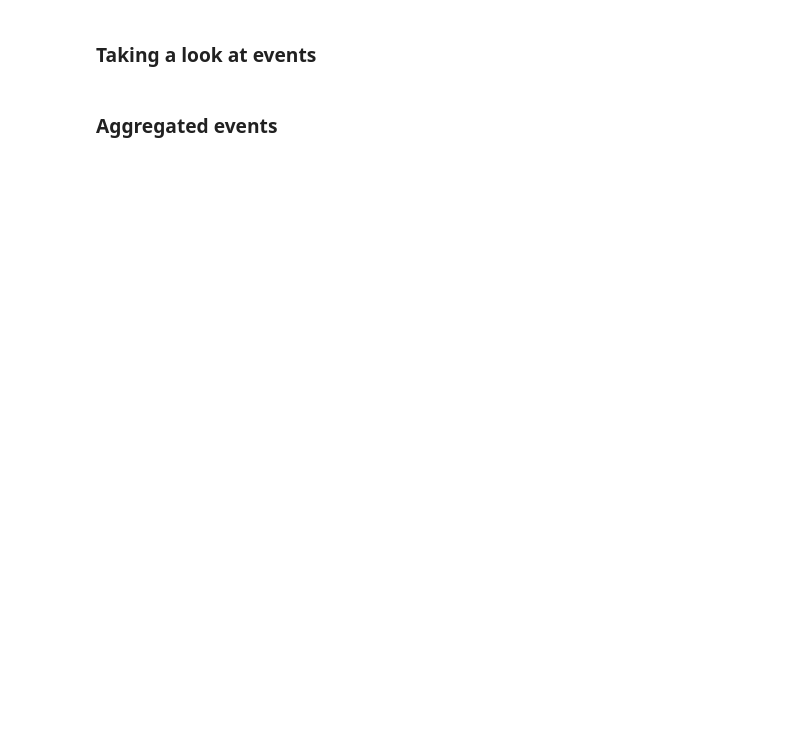
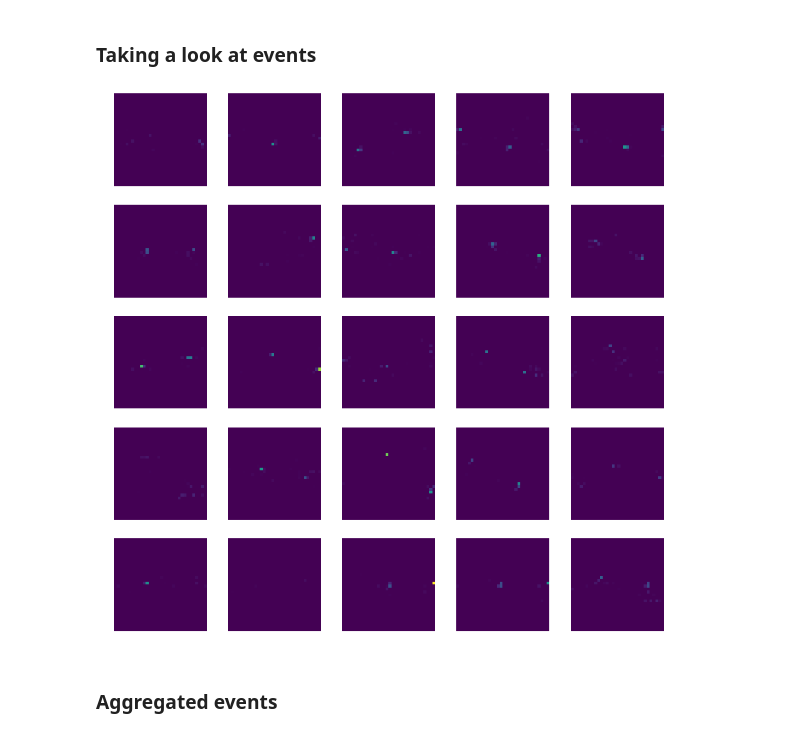
Before and after one commit to eparrish64/NICADD-ML-Tutorials, a Jupyter notebook: Tutorials/Pythia-Tune-AVO.ipynb, the cells around one changed output. Drawn from its saved outputs; the diff is of its cells as text; code cells hidden in the pictures; blank space fills up the shorter version.

```diff
--- a/Tutorials/Pythia-Tune-AVO.ipynb
+++ b/Tutorials/Pythia-Tune-AVO.ipynb
@@ -155,16 +166,18 @@ print(X_true_val.shape)
 # %%
 n = 5
 plt.subplots(nrows=n, ncols=n, figsize=(3 * n, 3 * n))
 
 max_energy = np.max(X_true_train[:n * n])
 
 for i in range(n):
     for j in range(n):
         k = i * n + j
         plt.subplot(n, n, k + 1)
         plt.imshow(X_true_train[k, :, :, 0], vmin=0, vmax=max_energy)
-
+        plt.axis('off')
 plt.show()
+# %% [output]
+[figure, added]
 # %% [markdown]
 ### Aggregated events
 # %%
```
Also changed, not shown: parts of 17 cells of this notebook.
